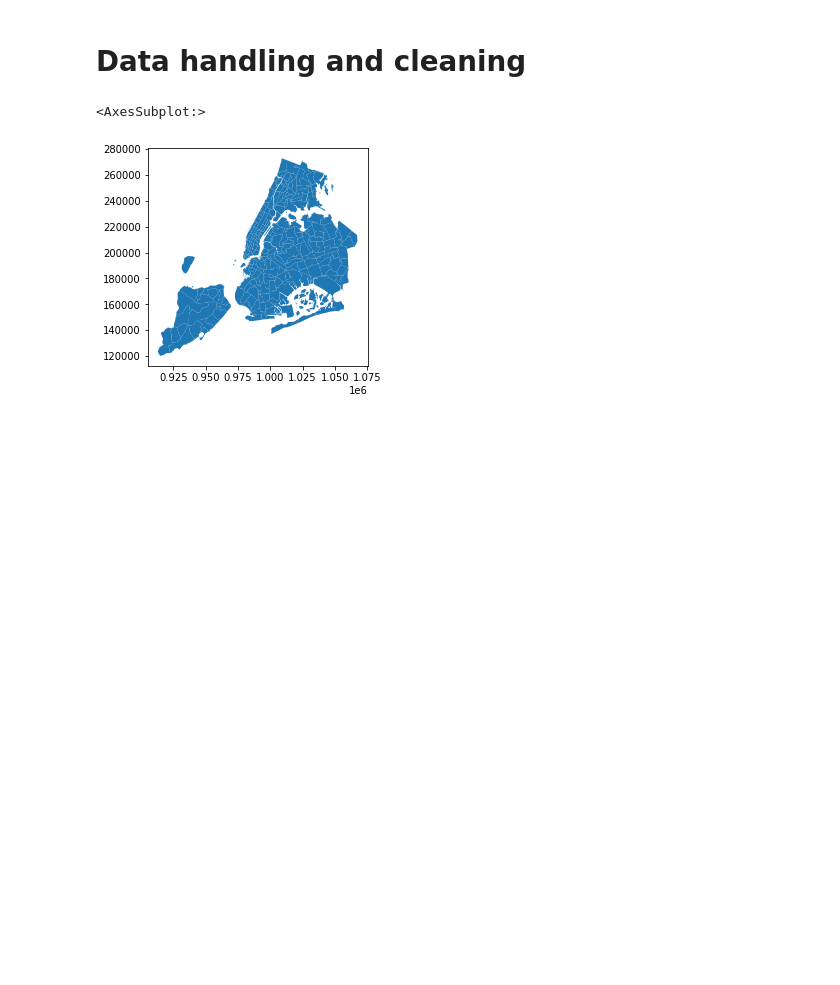
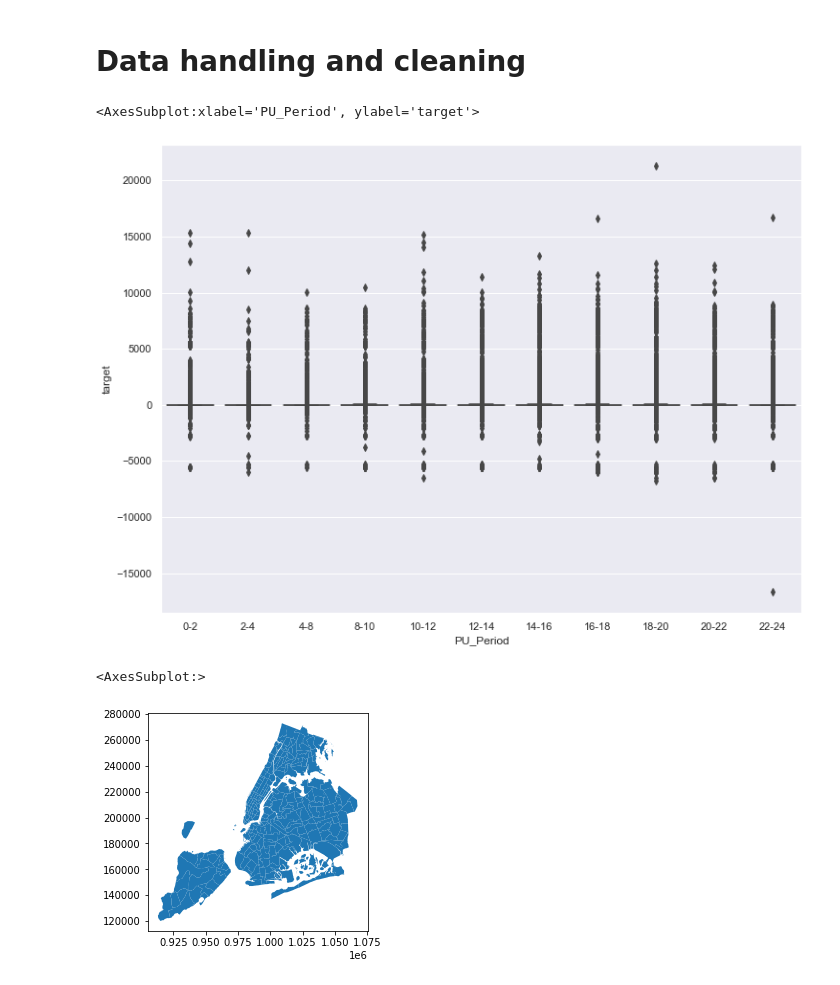
Before and after one commit to jpesperidiao/EstatisticaEspacial-MBA_FGV_T5, a Jupyter notebook: notebooks/testes_dataset_fhv.ipynb, the cells around one changed output. Saved outputs shown, nothing was run; the diff lists cells and outputs as text; code cells hidden in the pictures; blank space fills up the shorter version.

Commit message:
updt notebook. added some data

```diff
--- a/notebooks/testes_dataset_fhv.ipynb
+++ b/notebooks/testes_dataset_fhv.ipynb
@@ -80,3 +76,21 @@ df1 = setup_data(df1)
+# %%
+df = read_data()
+df1 = setup_data(df)
+drop_cols = [
+    'tpep_pickup_datetime',
+    'tpep_dropoff_datetime',
+    'passenger_count',
+    'DOLocationID',
+    'total_amount',
+    'PU_Hour'
+]
+df1 = df1.drop(drop_cols, axis=1)
+df1 = df1[df1["trip_distance"] > 0]
+# %%
+sns.boxplot(data=df1, x="PU_Period", y="target")
+# %% [output]
+<AxesSubplot:xlabel='PU_Period', ylabel='target'>
+[figure, added]
 # %%
 shp = read_shape()
 shp = shp.drop(["Shape_Leng", "Shape_Area"], axis=1).set_index("OBJECTID")
```
Also changed, not shown: parts of 6 cells of this notebook, 2 other files.
